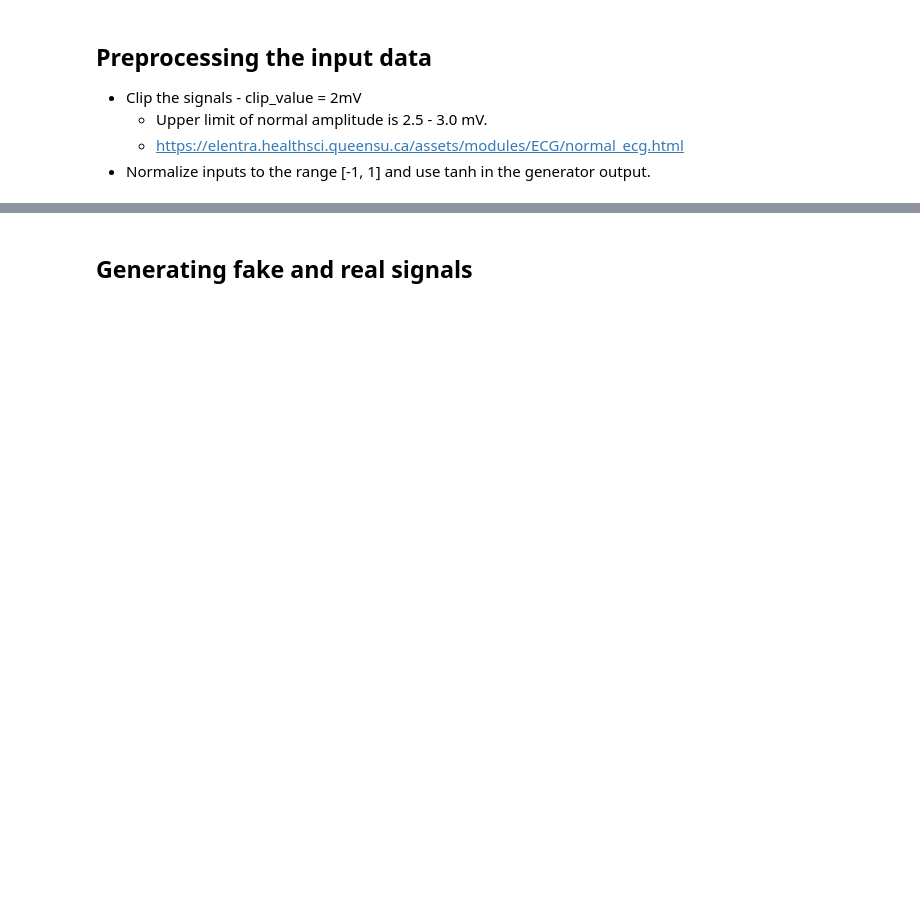
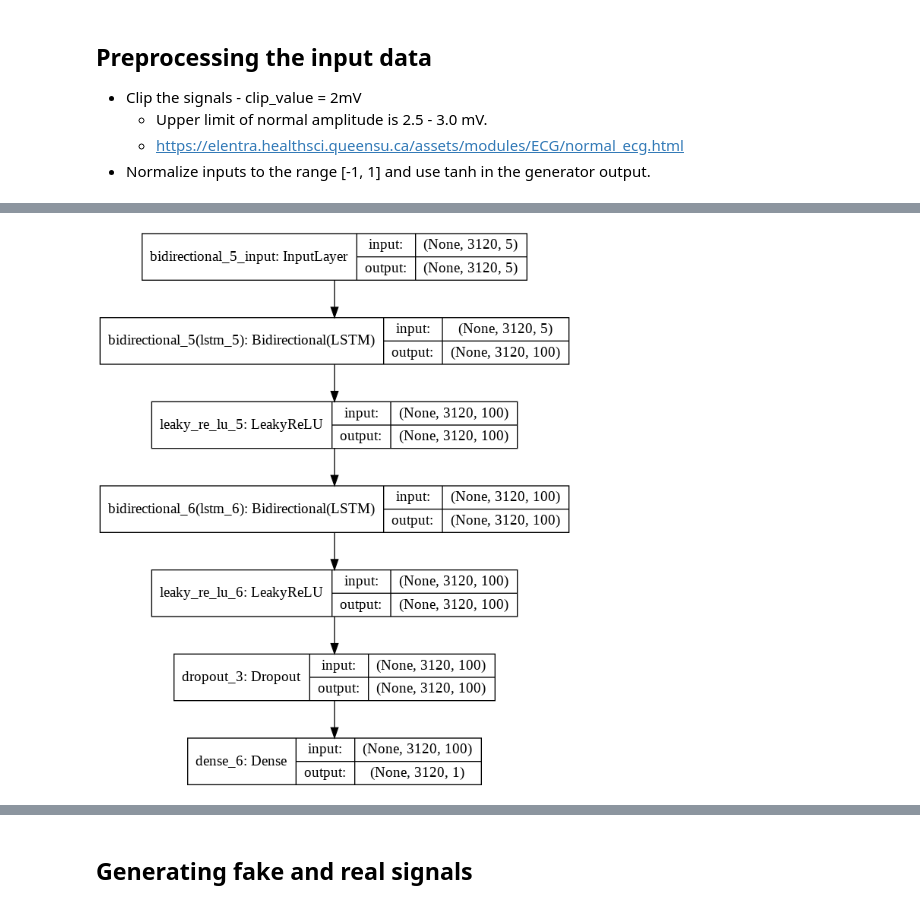
Before and after one commit to Shegy12/GAN-for-generating-artificial-ECG-data, a Jupyter notebook: GANy.ipynb, the cells around one changed output, grey strips where cells are left out. Saved outputs shown, nothing was run; the diff lists cells and outputs as text; code cells hidden in the pictures; blank space fills up the shorter version.

```diff
--- a/GANy.ipynb
+++ b/GANy.ipynb
@@ -844,0 +852,61 @@ _________________________________________________________________
+# %%
+from keras.layers import Dense, Dropout, LSTM, Bidirectional
+import tensorflow as tf
+from keras.initializers import RandomNormal
+
+
+# NOTES:
+
+# 1 Return sequences - TRUE
+# 2 Use dropout of 50 percent during train and generation. - ALREADY USING
+# 3 Normalize inputs to the range [-1, 1] and use tanh in the generator output. - DONE
+# 4 Recurrent_activation: Activation function to use for the recurrent step (see activations). Default: hard sigmoid (hard_sigmoid).
+#   If you pass None, no activation is applied (ie. "linear" activation: a(x) = x).
+# 5 LSTMs are sensitive to the scale of the input data, specifically when the sigmoid (default) or tanh activation functions are used.
+#   It can be a good practice to rescale the data to the range of 0-to-1, also called normalizing. ” alebo [-1,1] ak mam tanh
+
+
+
+
+# OPTIMALIZATION OPTIONS:
+
+# 1 Use Leaky ReLU in the generator and discriminator.
+# 2 The best practice for DCAGAN models reported in the paper is to initialize all weights using
+#   a zero-centered Gaussian distribution (the normal or bell-shaped distribution) with a standard deviation of 0.02.
+
+
+def define_generator(latent_dim):
+  model = Sequential()
+  model.add(Bidirectional(LSTM(100, return_sequences=True,),input_shape=(3120,latent_dim), merge_mode='sum'))
+  model.add(LeakyReLU(alpha=0.2))
+  model.add(Bidirectional(LSTM(100, return_sequences=True),merge_mode='sum'))
+  model.add(LeakyReLU(alpha=0.2))
+  model.add(Dropout(0.5, noise_shape=None, seed=None))
+  # The output layer is a two-dimensional vector where the first element represents the time step and the second element denotes the lead.
+  model.add(Dense(1, activation='tanh'))
+  #model.add(Dense(2))
+  return model
+
+  # model.add(Bidirectional(LSTM(100, activation='tanh', recurrent_activation='tanh', use_bias=True, kernel_initializer='random_normal',
+  # recurrent_initializer='zeros', bias_initializer='zeros', unit_forget_bias=True, kernel_regularizer=None, recurrent_regularizer=None,
+  # bias_regularizer=None, activity_regularizer=None, kernel_constraint=None, recurrent_constraint=None, bias_constraint=None, dropout=0.0,
+  # recurrent_dropout=0.0, implementation=2, return_sequences=True,
+  # return_state=False, go_backwards=False, stateful=False, unroll=False),input_shape=(3120,latent_dim), merge_mode='sum'))
+  # return_sequences: Boolean. Whether to return the last output in the output sequence, or the full sequence.
+
+  #model.add(Bidirectional(LSTM(100, activation='tanh', recurrent_activation='tanh', use_bias=True, kernel_initializer='random_normal',
+  #recurrent_initializer='zeros', bias_initializer='zeros', unit_forget_bias=True, kernel_regularizer=None, recurrent_regularizer=None,
+  #bias_regularizer=None, activity_regularizer=None, kernel_constraint=None, recurrent_constraint=None, bias_constraint=None, dropout=0.0,
+  #recurrent_dropout=0.0, implementation=2, return_sequences=True,
+  #return_state=False, go_backwards=False, stateful=False, unroll=False),merge_mode='sum'))
+
+
+# size of the latent space
+latent_dim = 5
+# define the generator model
+generator_model = define_generator(latent_dim)
+# summarize the model
+generator_model.summary()
+# plot the model
+plot_model(generator_model, to_file='generator_plot.png', show_shapes=True, show_layer_names=True)
+# %% [output]
@@ -845,3 +933,4 @@ _________________________________________________________________
+[figure, added]
 # %% [markdown]
 ## Possible tuning
 
```
Also changed, not shown: parts of 19 cells of this notebook.
